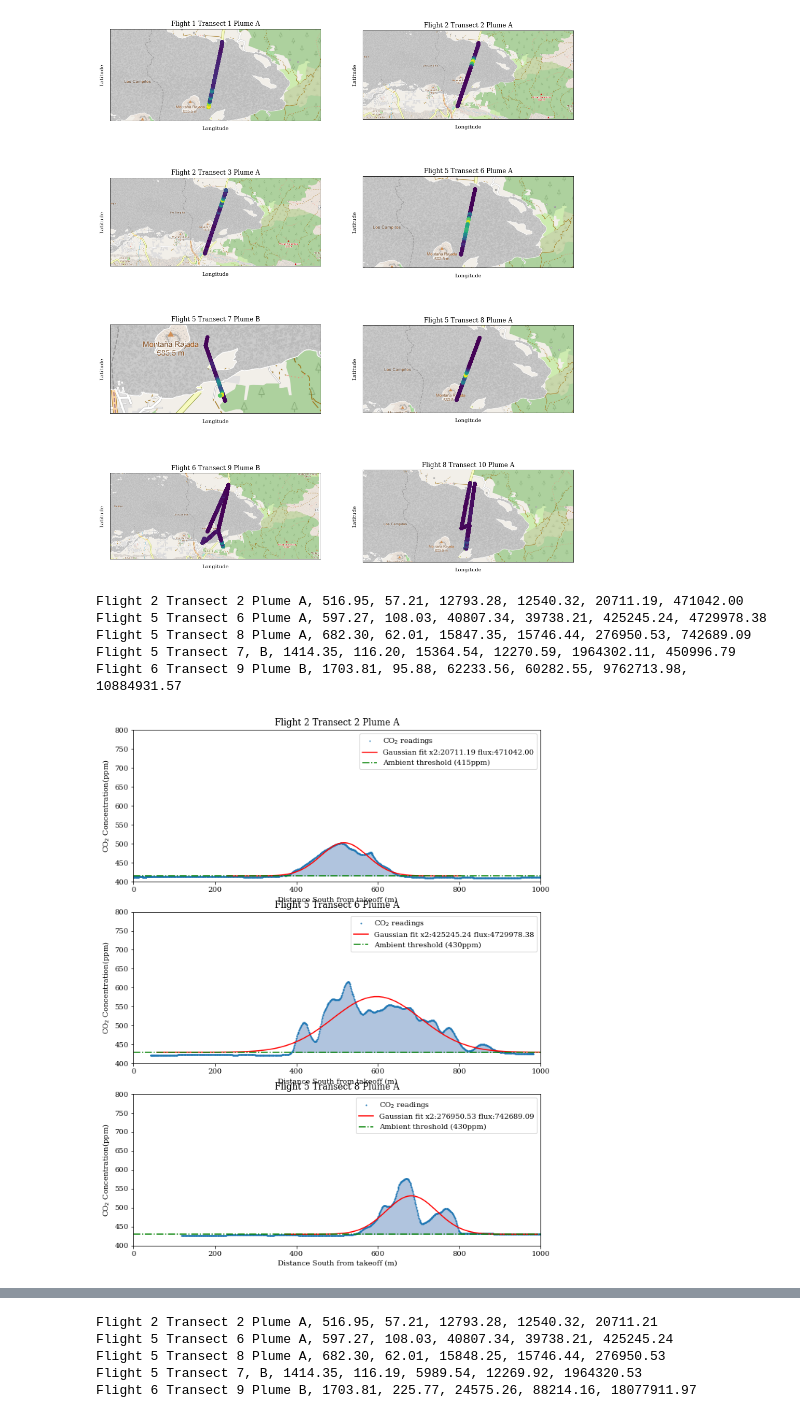
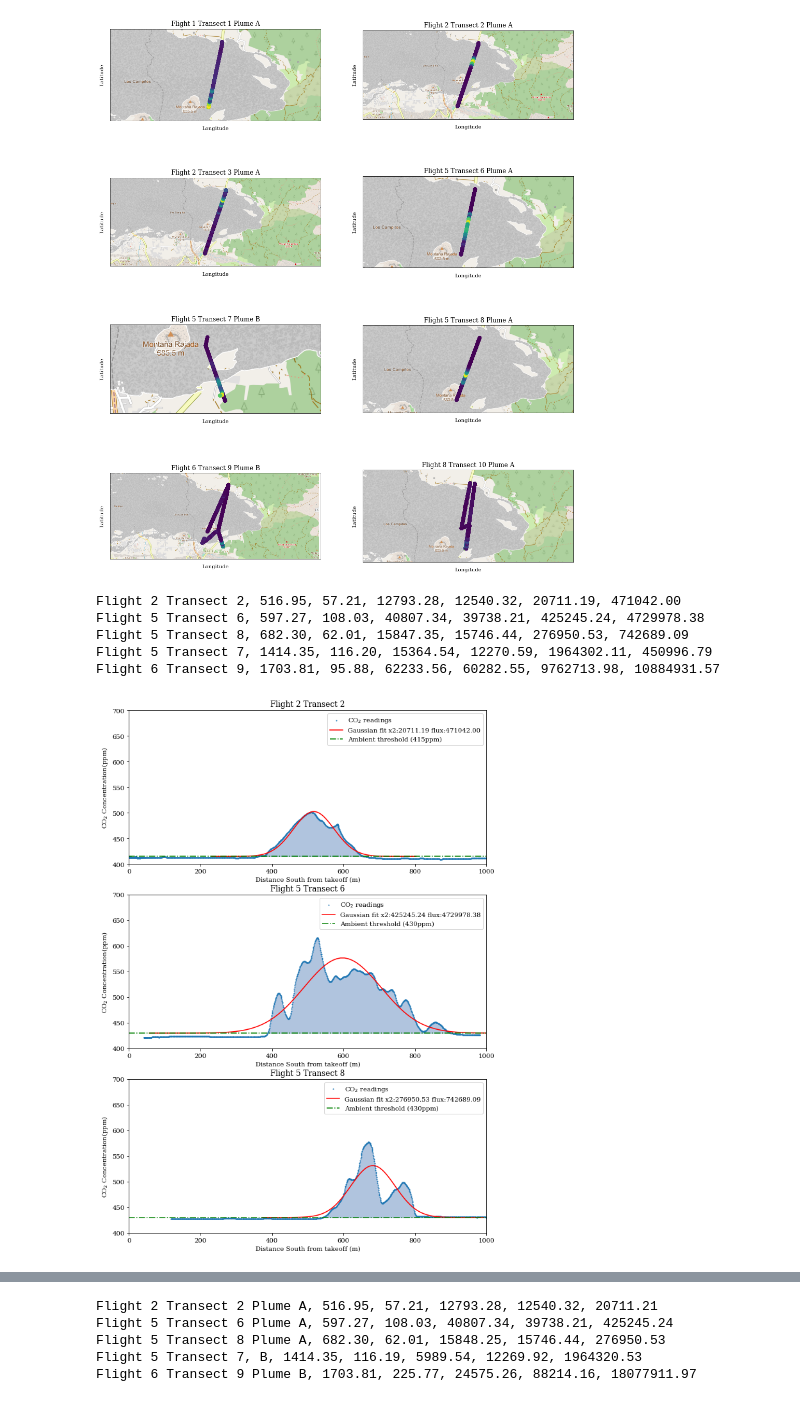
Before and after one commit to BCLab-UNM/lapalma-expedition, a Jupyter notebook: La Palma Nov 2021.ipynb, the cells around one changed output, grey strips where cells are left out. Drawn from its saved outputs; the diff is of its cells as text; code cells hidden in the pictures.

Commit message:
Updated plots following feedback: 1. Changed La Cumbre Vieja to Tajogaite 2. Reset extrapolation range following Tobias' input 3. Worked figure size and look and feel to match 4. Made X more prominent

```diff
--- a/La Palma Nov 2021.ipynb
+++ b/La Palma Nov 2021.ipynb
@@ -64,7 +59,7 @@ def get_next_point(input, time):
             return value
     return None
 
-earthCircumference = 40008000
+EARTH_CIRCUMFERENCE = 40008000
 
 df3_data = read_data("la_palma_data/la palma 11-28-2021 - df3.log")
 df4_data = read_data("la_palma_data/la palma 11-29-2021 - df4.log")
@@ -355,7 +365,7 @@ plt.savefig("altitude_krig.pdf", format="pdf")
 # %% [output]
 [figure]
 # %%
-def render_distance_data(starting_position, data, ambient, title, ax, min_distance=0, limit_distance=None, legend=True, use_max=False, plot_gaussian=True, max_co2=800, delegate=None):
+def render_distance_data(starting_position, data, ambient, title, ax, min_distance=0, limit_distance=None, legend=True, use_max=False, plot_gaussian=True, max_co2=700, delegate=None):
     total = 0
     count = 0
 
@@ -364,9 +374,9 @@ def render_distance_data(starting_position, data, ambient, title, ax, min_distan
     distance_data = []
     max_distance = 0
     for d in data:
-        lat_diff = (starting_position.lat - d.lat) * (earthCircumference / 360) * math.cos(starting_position.lat * 0.01745)
-#         lat_diff = (starting_position.lat - d.lat) * (earthCircumference / 360) * math.cos(starting_position.lat * 0.01745)
-#         lon_diff = (starting_position.lon - d.lon) * (earthCircumference / 360)
+        lat_diff = (starting_position.lat - d.lat) * (EARTH_CIRCUMFERENCE / 360) * math.cos(starting_position.lat * 0.01745)
+#         lat_diff = (starting_position.lat - d.lat) * (EARTH_CIRCUMFERENCE / 360) * math.cos(starting_position.lat * 0.01745)
+#         lon_diff = (starting_position.lon - d.lon) * (EARTH_CIRCUMFERENCE / 360)
 #         distance = math.sqrt((lat_diff*lat_diff) + (lon_diff*lon_diff))
         distance = lat_diff
         if distance > min_distance:
@@ -520,8 +530,8 @@ render_distance_data(lapalma_flight6[0], lapalma_flight6, 430, 'Flight 6 Transec
 render_distance_data(lapalma_flight8[0], lapalma_flight8, 418, 'Flight 8 Transect 10, A', axs[5,1], legend=True, use_max=True)
 
 
-plt.savefig("transects.pdf", format="pdf")
-plt.savefig("transects.png", format="png")
+# plt.savefig("transects.pdf", format="pdf")
+# plt.savefig("transects.png", format="png")
 # %% [output]
 Flight 1 Transect 1, A, 982.98, 102.67, 3544.35, 5891.57, 30758.37, 103969.19
 Flight 2 Transect 2, A, 516.95, 57.21, 12793.28, 12540.32, 20711.19, 471042.00
@@ -589,28 +599,28 @@ plt.savefig("transects_map.pdf", format="pdf")
 28.62565784
 [figure]
 # %%
-fig, axs = plt.subplots(3, 1, figsize=(10, 13))
+fig, axs = plt.subplots(3, 1, figsize=(10, 15))
 
-render_distance_data(lapalma_flight2a[0], lapalma_flight2a, 415, 'Flight 2 Transect 2 Plume A', axs[0], limit_distance=1000, legend=True)
-render_distance_data(lapalma_flight5[0], first_plume, 430, 'Flight 5 Transect 6 Plume A', axs[1], limit_distance=1000, legend=True)
-render_distance_data(lapalma_flight5[0], returning_plume, 430, 'Flight 5 Transect 8 Plume A', axs[2], limit_distance=1000, legend=True)
+render_distance_data(lapalma_flight2a[0], lapalma_flight2a, 415, 'Flight 2 Transect 2', axs[0], limit_distance=1000, legend=True)
+render_distance_data(lapalma_flight5[0], first_plume, 430, 'Flight 5 Transect 6', axs[1], limit_distance=1000, legend=True)
+render_distance_data(lapalma_flight5[0], returning_plume, 430, 'Flight 5 Transect 8', axs[2], limit_distance=1000, legend=True)
 plt.savefig("transect_plumeA.pdf", format="pdf")
 
 def add_collection_marker(ax):
     starting_position = lapalma_flight6[0]
-    collection_point_distance = (starting_position.lat - collection_point.lat) * (earthCircumference / 360) * math.cos(starting_position.lat * 0.01745)
+    collection_point_distance = (starting_position.lat - collection_point.lat) * (EARTH_CIRCUMFERENCE / 360) * math.cos(starting_position.lat * 0.01745)
 
-    ax.plot(collection_point_distance, collection_point.value, color='r', marker='x', zorder=2)
+    ax.plot(collection_point_distance, collection_point.value, color='r', marker='X', zorder=2, markersize=7, markeredgecolor='black', markeredgewidth=1)
 
-fig, axs = plt.subplots(2, 1, figsize=(10, 7))
-render_distance_data(lapalma_flight5[0], curtain_plume, 430, 'Flight 5 Transect 7, B', axs[0], min_distance=1000, limit_distance=2000, legend=True, use_max=True, plot_gaussian=False, max_co2=1000)
-render_distance_data(lapalma_flight6[0], lapalma_flight6, 430, 'Flight 6 Transect 9 Plume B', axs[1], min_distance=1000, limit_distance=2000, legend=True, use_max=True, plot_gaussian=False, max_co2=1000, delegate=add_collection_marker)
+fig, axs = plt.subplots(2, 1, figsize=(10, 10))
+render_distance_data(lapalma_flight5[0], curtain_plume, 430, 'Flight 5 Transect 7', axs[0], min_distance=1000, limit_distance=2000, legend=True, use_max=True, plot_gaussian=False, max_co2=1000)
+render_distance_data(lapalma_flight6[0], lapalma_flight6, 430, 'Flight 6 Transect 9', axs[1], min_distance=1000, limit_distance=2000, legend=True, use_max=True, plot_gaussian=False, max_co2=1000, delegate=add_collection_marker)
 # render_distance_data(lapalma_flight8[0], lapalma_flight8, 418, 'Flight 8 Transect 10 Plume A', axs[1], limit_distance=2000, legend=True, use_max=True)
 plt.savefig("transect_plumeB.pdf", format="pdf")
 # %% [output]
-Flight 2 Transect 2 Plume A, 516.95, 57.21, 12793.28, 12540.32, 20711.19, 471042.00
-Flight 5 Transect 6 Plume A, 597.27, 108.03, 40807.34, 39738.21, 425245.24, 4729978.38
-Flight 5 Transect 8 Plume A, 682.30, 62.01, 15847.35, 15746.44, 276950.53, 742689.09
-Flight 5 Transect 7, B, 1414.35, 116.20, 15364.54, 12270.59, 1964302.11, 450996.79
-Flight 6 Transect 9 Plume B, 1703.81, 95.88, 62233.56, 60282.55, 9762713.98, 10884931.57
+Flight 2 Transect 2, 516.95, 57.21, 12793.28, 12540.32, 20711.19, 471042.00
+Flight 5 Transect 6, 597.27, 108.03, 40807.34, 39738.21, 425245.24, 4729978.38
+Flight 5 Transect 8, 682.30, 62.01, 15847.35, 15746.44, 276950.53, 742689.09
+Flight 5 Transect 7, 1414.35, 116.20, 15364.54, 12270.59, 1964302.11, 450996.79
+Flight 6 Transect 9, 1703.81, 95.88, 62233.56, 60282.55, 9762713.98, 10884931.57
-[figure, old version]
+[figure, new version]
```
Also changed, not shown: parts of 10 cells of this notebook, 1 other file.
